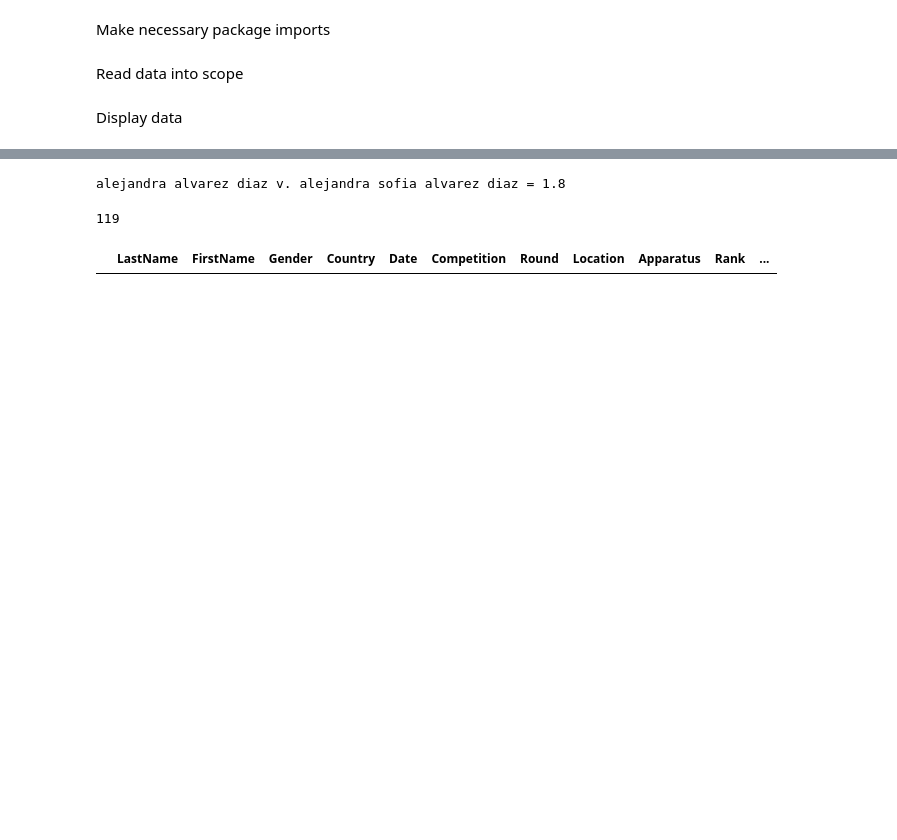
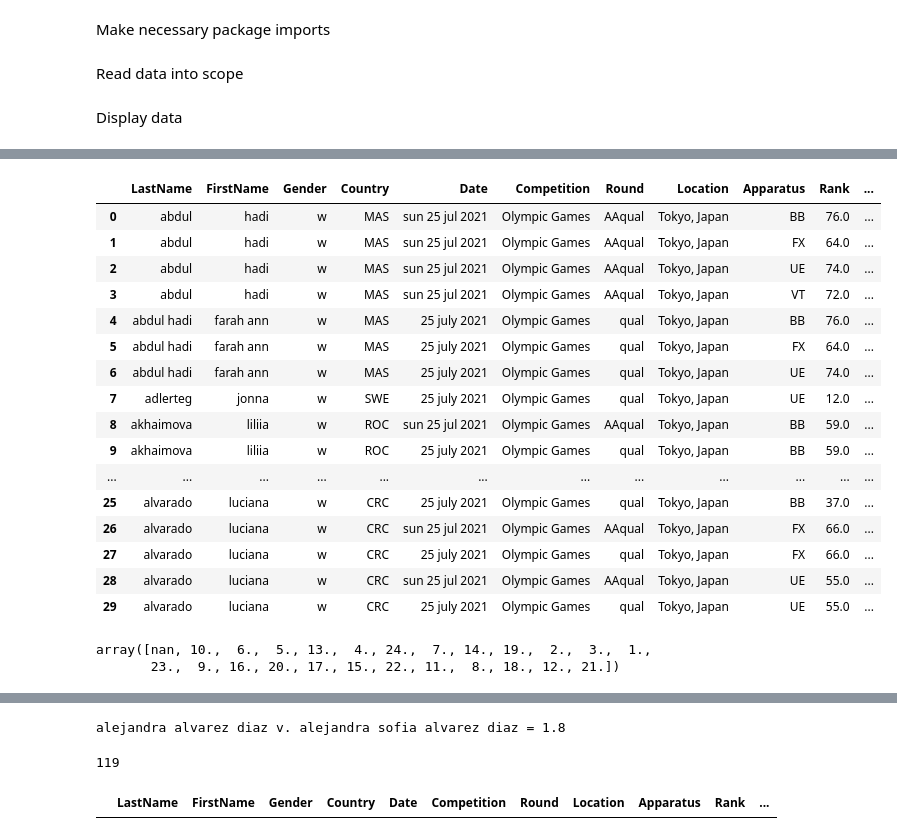
Before and after one commit to Yoshi234/gym2024data, a Jupyter notebook: submission/main/preprocess/show.ipynb, the cells around one changed output, grey strips where cells are left out. Cells and saved outputs as stored; diff of their text form; code cells hidden in the pictures; blank space fills up the shorter version.

Commit message:
updates to data processing

```diff
--- a/submission/main/preprocess/show.ipynb
+++ b/submission/main/preprocess/show.ipynb
@@ -25,0 +37,47 @@ comp_data.head()
+# %%
+# get unique datetime values
+class ranked_date:
+    def __init__(self, og_date, date_val:datetime):
+        self.og_date = og_date
+        self.date_val = date_val
+        self.rank = None
+
+    def __str__(self):
+        return f"{self.datetime} - rank => {self.rank}"
+
+from datetime import datetime
+
+
+raw_dates = list(comp_data["DateTime"].unique())
+dates_ranked = [ranked_date(date, datetime.strptime(date, "%Y-%m-%d")) for date in raw_dates]
+dates_ranked = sorted(dates_ranked, key=lambda rank_date: rank_date.date_val)
+for i in range(len(dates_ranked)): dates_ranked[i].rank = i
+
+comp_data["DateRank"] = np.nan
+for i in dates_ranked:
+    comp_data.loc[comp_data["DateTime"] == i.og_date, "DateRank"] = i.rank
+
+comp_data.head(30)
+# %% [output]
+|  | LastName | FirstName | Gender | Country | Date | Competition | Round | Location | Apparatus | Rank | ... |
+| 0 | abdul | hadi | w | MAS | sun 25 jul 2021 | Olympic Games | AAqual | Tokyo, Japan | BB | 76.0 | ... |
+| 1 | abdul | hadi | w | MAS | sun 25 jul 2021 | Olympic Games | AAqual | Tokyo, Japan | FX | 64.0 | ... |
+| 2 | abdul | hadi | w | MAS | sun 25 jul 2021 | Olympic Games | AAqual | Tokyo, Japan | UE | 74.0 | ... |
+| 3 | abdul | hadi | w | MAS | sun 25 jul 2021 | Olympic Games | AAqual | Tokyo, Japan | VT | 72.0 | ... |
+| 4 | abdul hadi | farah ann | w | MAS | 25 july 2021 | Olympic Games | qual | Tokyo, Japan | BB | 76.0 | ... |
+| 5 | abdul hadi | farah ann | w | MAS | 25 july 2021 | Olympic Games | qual | Tokyo, Japan | FX | 64.0 | ... |
+| 6 | abdul hadi | farah ann | w | MAS | 25 july 2021 | Olympic Games | qual | Tokyo, Japan | UE | 74.0 | ... |
+| 7 | adlerteg | jonna | w | SWE | 25 july 2021 | Olympic Games | qual | Tokyo, Japan | UE | 12.0 | ... |
+| 8 | akhaimova | liliia | w | ROC | sun 25 jul 2021 | Olympic Games | AAqual | Tokyo, Japan | BB | 59.0 | ... |
+| 9 | akhaimova | liliia | w | ROC | 25 july 2021 | Olympic Games | qual | Tokyo, Japan | BB | 59.0 | ... |
+| ... | ... | ... | ... | ... | ... | ... | ... | ... | ... | ... | ... |
+| 25 | alvarado | luciana | w | CRC | 25 july 2021 | Olympic Games | qual | Tokyo, Japan | BB | 37.0 | ... |
+| 26 | alvarado | luciana | w | CRC | sun 25 jul 2021 | Olympic Games | AAqual | Tokyo, Japan | FX | 66.0 | ... |
+| 27 | alvarado | luciana | w | CRC | 25 july 2021 | Olympic Games | qual | Tokyo, Japan | FX | 66.0 | ... |
+| 28 | alvarado | luciana | w | CRC | sun 25 jul 2021 | Olympic Games | AAqual | Tokyo, Japan | UE | 55.0 | ... |
+| 29 | alvarado | luciana | w | CRC | 25 july 2021 | Olympic Games | qual | Tokyo, Japan | UE | 55.0 | ... |
+# %%
+comp_data.loc[comp_data["Round"] == "TeamFinal"]["Rank"].unique()
+# %% [output]
+array([nan, 10.,  6.,  5., 13.,  4., 24.,  7., 14., 19.,  2.,  3.,  1.,
+       23.,  9., 16., 20., 17., 15., 22., 11.,  8., 18., 12., 21.])
```
Also changed, not shown: parts of 8 cells of this notebook, 14 other files.
